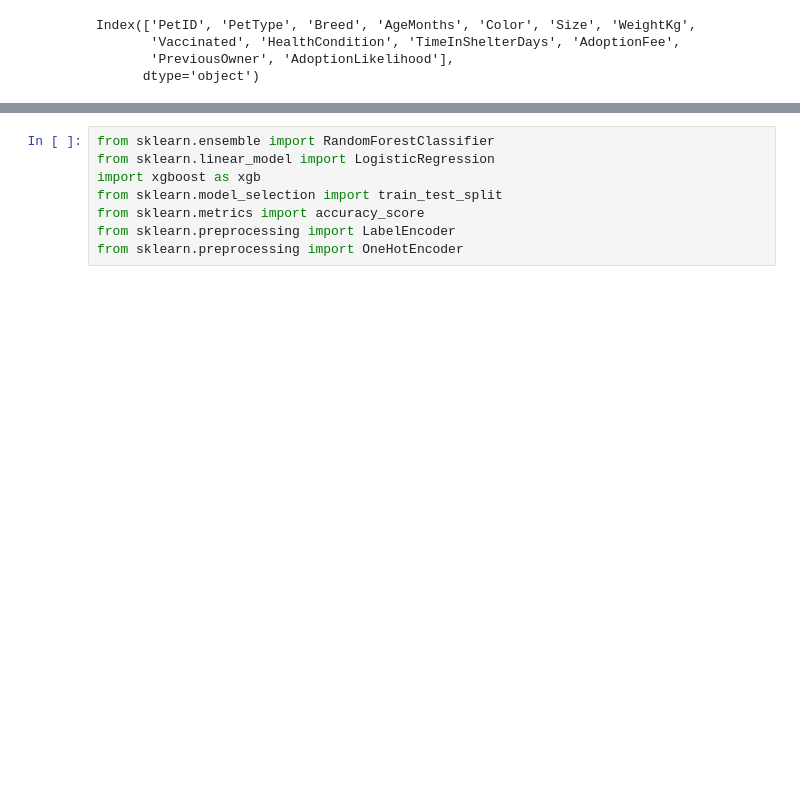
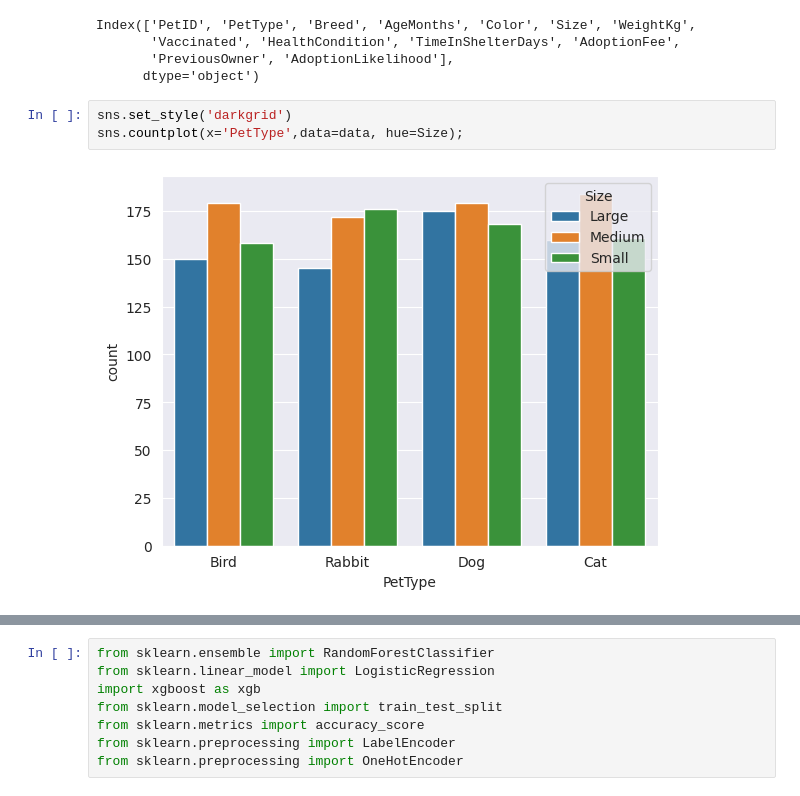
Before and after one commit to luongdo94/Data-Sciences, a Jupyter notebook: Pet_Adoption_Prediction.ipynb, the cells around one changed output, grey strips where cells are left out. Cells and saved outputs as stored; diff of their text form; blank space fills up the shorter version.

```diff
--- a/Pet_Adoption_Prediction.ipynb
+++ b/Pet_Adoption_Prediction.ipynb
@@ -56,3 +58,8 @@ Index(['PetID', 'PetType', 'Breed', 'AgeMonths', 'Color', 'Size', 'WeightKg',
        'Vaccinated', 'HealthCondition', 'TimeInShelterDays', 'AdoptionFee',
        'PreviousOwner', 'AdoptionLikelihood'],
       dtype='object')
+# %%
+sns.set_style('darkgrid')
+sns.countplot(x='PetType',data=data, hue=Size);
+# %% [output]
+[figure, added]
```
Also changed, not shown: parts of 6 cells of this notebook.
